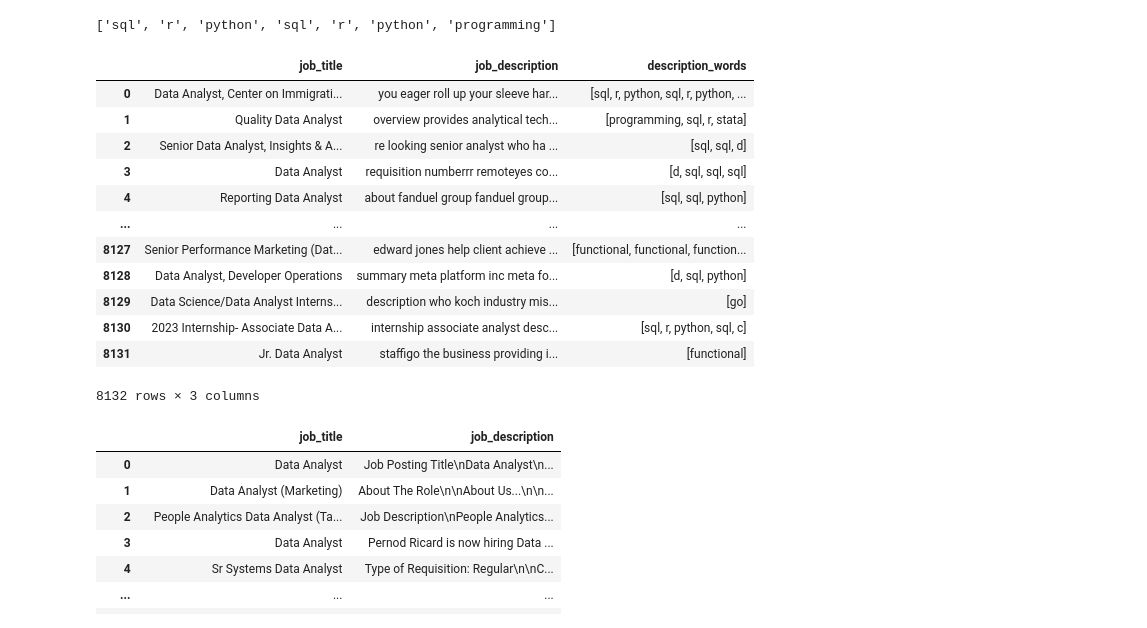
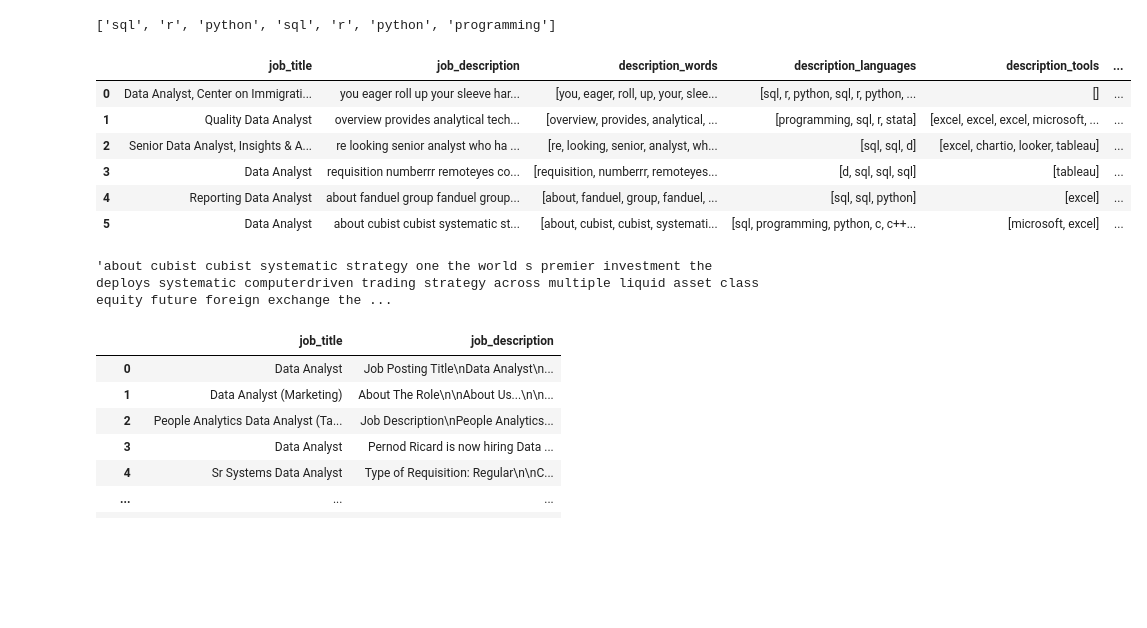
Before and after one commit to Nuel-EN/Capstone-Project-, a Jupyter notebook: Devyns-Master-NB.ipynb, the cells around one changed output. Cells and saved outputs as stored; diff of their text form; code cells hidden in the pictures; blank space fills up the shorter version.

```diff
--- a/Devyns-Master-NB.ipynb
+++ b/Devyns-Master-NB.ipynb
@@ -252,7 +234,28 @@ my_languages = ["abap", "actionscript", "ada", "algol", "alice", "apl", "asp", "
                 "php","pl/sql","postgresql","postscript","prolog","puredata","python","r","rapidweaver","ravendb","rexx",
                 "ruby on rails","Rubyonrails","s-plus","sas","scala","sed","sgml","simula","smalltalk","smil","snobol",
                 "sql","sqlite","ssi","stata","swift","tcl/tk","tex and latex","texandlatex","unified modeling language",
-                "unix shells","unixshells","verilog","vhdl","visualbasi","visual basis","vrml","wap/wml","xml","xsl"]
+                "unix shells","unixshells","verilog","vhdl","visualbasi","visual basis","vrml","wap/wml","xml","xsl",
+                "julia"]
+# %%
+my_tools = ["microsoft excel", "microsoft", "excel", "tableau",
+            "rapidminer", "knime", "power bi", "bi", "apache spark",
+            "apache", "spark", "qlikview", "qlik", "talend", "splunk", "businessobjects",
+            "sap", "sap businessobjects", "sisense", "tibco spotfire", "tibco",
+            "spotfire", "thoughtspot", "sas business intelligence", "sas", "business intelligence",
+            "google data studio", "data studio", "google analytics", "redash", "periscope data",
+            "periscope", "metabase", "jupyter notebook", "jupyter", "notebook", "ibm cognos", "ibm",
+            "cognos", "chartio", "mode", "looker", "domo", "oracle analytics cloud", "oracle",
+            "oracle analytics", "analytics cloud", "oracle cloud"]
+# %%
+my_databases = ["mysql", "postgresql", "microsoft sql server", "sql server", "mongodb", "mongo",
+                "oracle", "remote dictionary server", "redis", "elasticsearch", "mariadb",
+                "ibm db2", "sqlite", "amazon dynamodb", "dynamodb", "aws", "azure cosmos db",
+                "azure", "cosmos", "cosmos db", "azure cosmos", "azure db", "azuredb",
+                "amazon keyspaces", "keyspaces", "amazon documentdb", "documentdb", "amazon redshift",
+                "redshift", "cassandra", "hbase", "neo4j", "couchdb", "orientdb", "terrstore",
+                "flockdb", "hibari", "riak"]
 # %%
-master_df['description_words'] = master_df['description_words'].apply(lambda x: [item for item in x if item in my_languages])
+master_df['description_languages'] = master_df['description_words'].apply(lambda x: [item for item in x if item in my_languages])
+master_df['description_tools'] = master_df['description_words'].apply(lambda x: [item for item in x if item in my_tools])
+master_df['description_databases'] = master_df['description_words'].apply(lambda x: [item for item in x if item in my_databases])
 # %%
@@ -260,21 +263,19 @@ master_df['description_words'][0]
 # %% [output]
 ['sql', 'r', 'python', 'sql', 'r', 'python', 'programming']
 # %%
-master_df
+master_df.head(6)
 # %% [output]
-|  | job_title | job_description | description_words |
-| 0 | Data Analyst, Center on Immigrati... | you eager roll up your sleeve har... | [sql, r, python, sql, r, python, ... |
-| 1 | Quality Data Analyst | overview provides analytical tech... | [programming, sql, r, stata] |
-| 2 | Senior Data Analyst, Insights & A... | re looking senior analyst who ha ... | [sql, sql, d] |
-| 3 | Data Analyst | requisition numberrr remoteyes co... | [d, sql, sql, sql] |
-| 4 | Reporting Data Analyst | about fanduel group fanduel group... | [sql, sql, python] |
-| ... | ... | ... | ... |
-| 8127 | Senior Performance Marketing (Dat... | edward jones help client achieve ... | [functional, functional, function... |
-| 8128 | Data Analyst, Developer Operations | summary meta platform inc meta fo... | [d, sql, python] |
-| 8129 | Data Science/Data Analyst Interns... | description who koch industry mis... | [go] |
-| 8130 | 2023 Internship- Associate Data A... | internship associate analyst desc... | [sql, r, python, sql, c] |
-| 8131 | Jr. Data Analyst | staffigo the business providing i... | [functional] |
+|  | job_title | job_description | description_words | description_languages | description_tools | ... |
+| 0 | Data Analyst, Center on Immigrati... | you eager roll up your sleeve har... | [you, eager, roll, up, your, slee... | [sql, r, python, sql, r, python, ... | [] | ... |
+| 1 | Quality Data Analyst | overview provides analytical tech... | [overview, provides, analytical, ... | [programming, sql, r, stata] | [excel, excel, excel, microsoft, ... | ... |
+| 2 | Senior Data Analyst, Insights & A... | re looking senior analyst who ha ... | [re, looking, senior, analyst, wh... | [sql, sql, d] | [excel, chartio, looker, tableau] | ... |
+| 3 | Data Analyst | requisition numberrr remoteyes co... | [requisition, numberrr, remoteyes... | [d, sql, sql, sql] | [tableau] | ... |
+| 4 | Reporting Data Analyst | about fanduel group fanduel group... | [about, fanduel, group, fanduel, ... | [sql, sql, python] | [excel] | ... |
+| 5 | Data Analyst | about cubist cubist systematic st... | [about, cubist, cubist, systemati... | [sql, programming, python, c, c++... | [microsoft, excel] | ... |
-8132 rows × 3 columns
+# %%
+master_df["job_description"][5]
+# %% [output]
+'about cubist cubist systematic strategy one the world s premier investment the deploys systematic computerdriven trading strategy across multiple liquid asset class equity future foreign exchange the ...
 # %%
 google_job_df2
 # %% [output]
```
Also changed, not shown: parts of 3 cells of this notebook.
